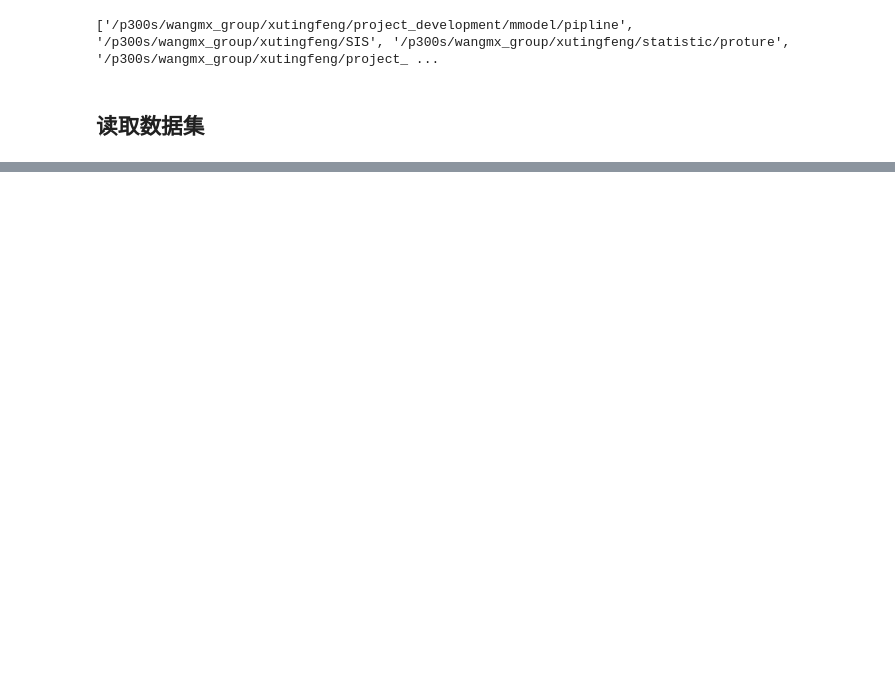
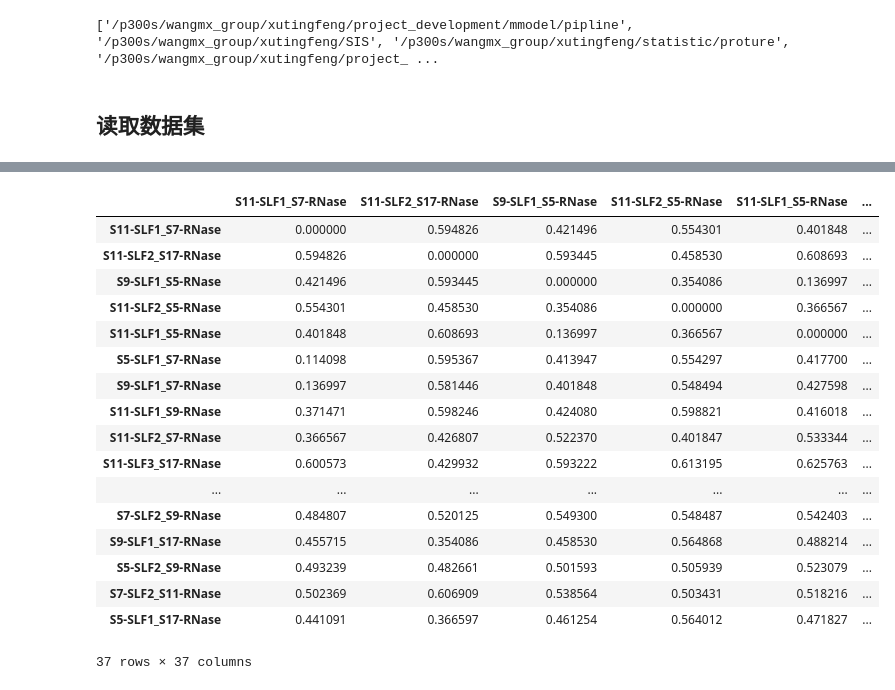
Before and after one commit to 1511878618/mmodel, a Jupyter notebook: pipline/contra.ipynb, the cells around one changed output, grey strips where cells are left out. Saved outputs shown, nothing was run; the diff lists cells and outputs as text; code cells hidden in the pictures; blank space fills up the shorter version.

```diff
--- a/pipline/contra.ipynb
+++ b/pipline/contra.ipynb
@@ -13,2 +16,4 @@ from tqdm import tqdm
 # %% [markdown]
 ## 读取数据集
+# %%
+dataname="dataset"  # 数据集需要保存在../data/dataname.csv
@@ -41,0 +314,22 @@ label_name_dict
+# %%
+pd.DataFrame(pickle.load(open('../data/distance_map/' + \
+    dataname + '.pkl', 'rb')) )
+# %% [output]
+|  | S11-SLF1_S7-RNase | S11-SLF2_S17-RNase | S9-SLF1_S5-RNase | S11-SLF2_S5-RNase | S11-SLF1_S5-RNase | ... |
+| S11-SLF1_S7-RNase | 0.000000 | 0.594826 | 0.421496 | 0.554301 | 0.401848 | ... |
+| S11-SLF2_S17-RNase | 0.594826 | 0.000000 | 0.593445 | 0.458530 | 0.608693 | ... |
+| S9-SLF1_S5-RNase | 0.421496 | 0.593445 | 0.000000 | 0.354086 | 0.136997 | ... |
+| S11-SLF2_S5-RNase | 0.554301 | 0.458530 | 0.354086 | 0.000000 | 0.366567 | ... |
+| S11-SLF1_S5-RNase | 0.401848 | 0.608693 | 0.136997 | 0.366567 | 0.000000 | ... |
+| S5-SLF1_S7-RNase | 0.114098 | 0.595367 | 0.413947 | 0.554297 | 0.417700 | ... |
+| S9-SLF1_S7-RNase | 0.136997 | 0.581446 | 0.401848 | 0.548494 | 0.427598 | ... |
+| S11-SLF1_S9-RNase | 0.371471 | 0.598246 | 0.424080 | 0.598821 | 0.416018 | ... |
+| S11-SLF2_S7-RNase | 0.366567 | 0.426807 | 0.522370 | 0.401847 | 0.533344 | ... |
+| S11-SLF3_S17-RNase | 0.600573 | 0.429932 | 0.593222 | 0.613195 | 0.625763 | ... |
+| ... | ... | ... | ... | ... | ... | ... |
+| S7-SLF2_S9-RNase | 0.484807 | 0.520125 | 0.549300 | 0.548487 | 0.542403 | ... |
+| S9-SLF1_S17-RNase | 0.455715 | 0.354086 | 0.458530 | 0.564868 | 0.488214 | ... |
+| S5-SLF2_S9-RNase | 0.493239 | 0.482661 | 0.501593 | 0.505939 | 0.523079 | ... |
+| S7-SLF2_S11-RNase | 0.502369 | 0.606909 | 0.538564 | 0.503431 | 0.518216 | ... |
+| S5-SLF1_S17-RNase | 0.441091 | 0.366597 | 0.461254 | 0.564012 | 0.471827 | ... |
+37 rows × 37 columns
```
Also changed, not shown: parts of 25 cells of this notebook, 10 other files.
